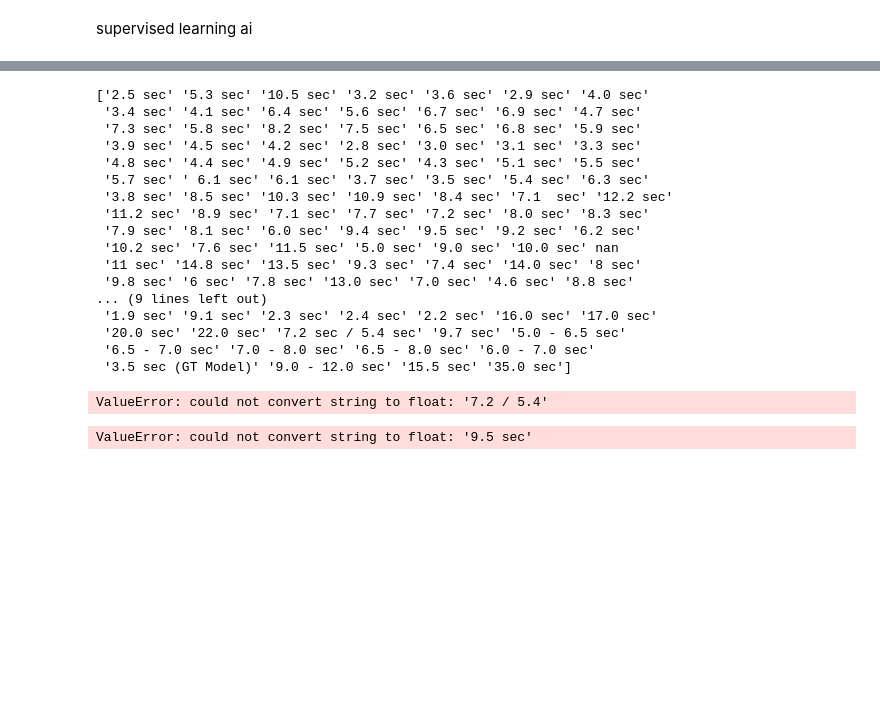
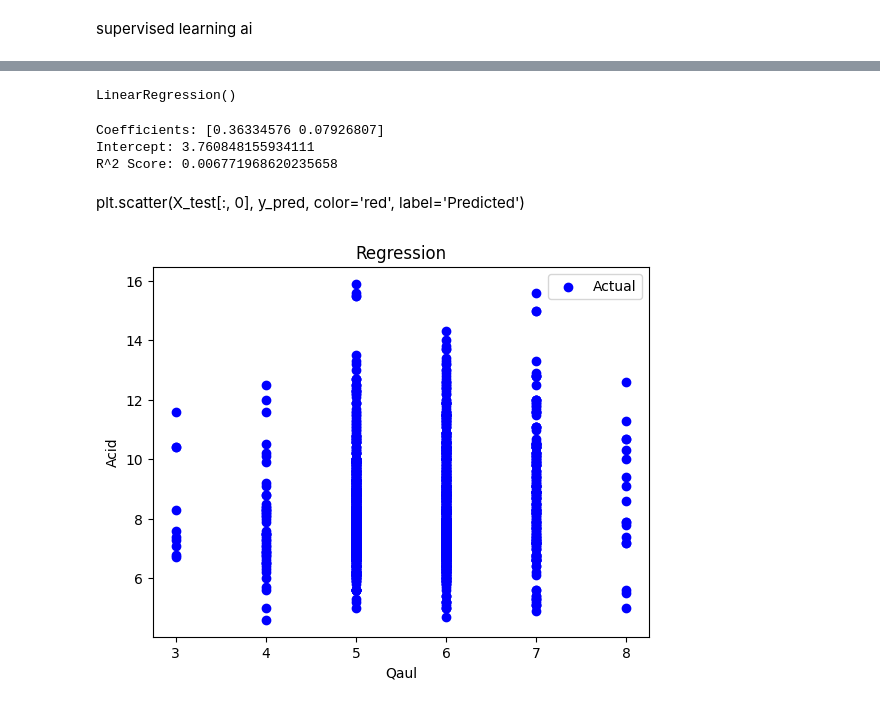
Before and after one commit to michalmrz04/Artificial-intelligence-2, a Jupyter notebook: AI1.ipynb, the cells around one changed output, grey strips where cells are left out. Saved outputs shown, nothing was run; the diff lists cells and outputs as text; code cells hidden in the pictures; blank space fills up the shorter version.

```diff
--- a/AI1.ipynb
+++ b/AI1.ipynb
@@ -80,47 +58,36 @@ df.shape
-# %%
-print(df['Performance(0 - 100 )KM/H'].unique())
-# %% [output]
-['2.5 sec' '5.3 sec' '10.5 sec' '3.2 sec' '3.6 sec' '2.9 sec' '4.0 sec'
- '3.4 sec' '4.1 sec' '6.4 sec' '5.6 sec' '6.7 sec' '6.9 sec' '4.7 sec'
- '7.3 sec' '5.8 sec' '8.2 sec' '7.5 sec' '6.5 sec' '6.8 sec' '5.9 sec'
- '3.9 sec' '4.5 sec' '4.2 sec' '2.8 sec' '3.0 sec' '3.1 sec' '3.3 sec'
- '4.8 sec' '4.4 sec' '4.9 sec' '5.2 sec' '4.3 sec' '5.1 sec' '5.5 sec'
- '5.7 sec' ' 6.1 sec' '6.1 sec' '3.7 sec' '3.5 sec' '5.4 sec' '6.3 sec'
- '3.8 sec' '8.5 sec' '10.3 sec' '10.9 sec' '8.4 sec' '7.1  sec' '12.2 sec'
- '11.2 sec' '8.9 sec' '7.1 sec' '7.7 sec' '7.2 sec' '8.0 sec' '8.3 sec'
- '7.9 sec' '8.1 sec' '6.0 sec' '9.4 sec' '9.5 sec' '9.2 sec' '6.2 sec'
- '10.2 sec' '7.6 sec' '11.5 sec' '5.0 sec' '9.0 sec' '10.0 sec' nan
- '11 sec' '14.8 sec' '13.5 sec' '9.3 sec' '7.4 sec' '14.0 sec' '8 sec'
- '9.8 sec' '6 sec' '7.8 sec' '13.0 sec' '7.0 sec' '4.6 sec' '8.8 sec'
-... (9 lines left out)
- '1.9 sec' '9.1 sec' '2.3 sec' '2.4 sec' '2.2 sec' '16.0 sec' '17.0 sec'
- '20.0 sec' '22.0 sec' '7.2 sec / 5.4 sec' '9.7 sec' '5.0 - 6.5 sec'
- '6.5 - 7.0 sec' '7.0 - 8.0 sec' '6.5 - 8.0 sec' '6.0 - 7.0 sec'
- '3.5 sec (GT Model)' '9.0 - 12.0 sec' '15.5 sec' '35.0 sec']
-# %%
-# Remove ' sec' and convert the column to float
-df['Performance(0 - 100 )KM/H'] = df['Performance(0 - 100 )KM/H'].str.replace(' sec', '', regex=True).astype(float)
-# %% [output]
-ValueError: could not convert string to float: '7.2 / 5.4'
 # %%
-price = df['Cars Prices'].values
-performance = df['Performance(0 - 100 )KM/H'].values
-horsepower = df['HorsePower'].values
+PH = df['pH'].values
+Acid = df['fixed acidity'].values
+Qual = df['quality'].values
 
-X = np.column_stack((performance, horsepower))
-y = price
+X = np.column_stack((PH, Acid))
+y = Qual
 
 X_train, X_test, y_train, y_test = train_test_split(X, y, test_size=0.2, random_state=42)
 
 model = LinearRegression()
 model.fit(X_train, y_train)
-
-# Get predictions
-y_pred = model.predict(X_test)
-
-# Print model coefficients and performance
-print("Coefficients:", model.coef_)
-print("Intercept:", model.intercept_)
-print("R^2 Score:", model.score(X_test, y_test))
 # %% [output]
-ValueError: could not convert string to float: '9.5 sec'
+LinearRegression()
+# %%
+y_prediction = model.predict(X_test)
+
+print("Coefficients:", model.coef_)
+print("Intercept:", model.intercept_)
+print("R^2 Score:", model.score(X_test, y_test))
+# %% [output]
+Coefficients: [0.36334576 0.07926807]
+Intercept: 3.760848155934111
+R^2 Score: 0.006771968620235658
+# %% [markdown]
+plt.scatter(X_test[:, 0], y_pred, color='red', label='Predicted')
+# %%
+
+plt.scatter(Qual, Acid, color='blue', label='Actual')
+plt.xlabel('Qaul')
+plt.ylabel('Acid')
+plt.legend()
+plt.title('Regression')
+plt.show()
+# %% [output]
+[figure, added]
```
Also changed, not shown: parts of 11 cells of this notebook, 3 other files.
